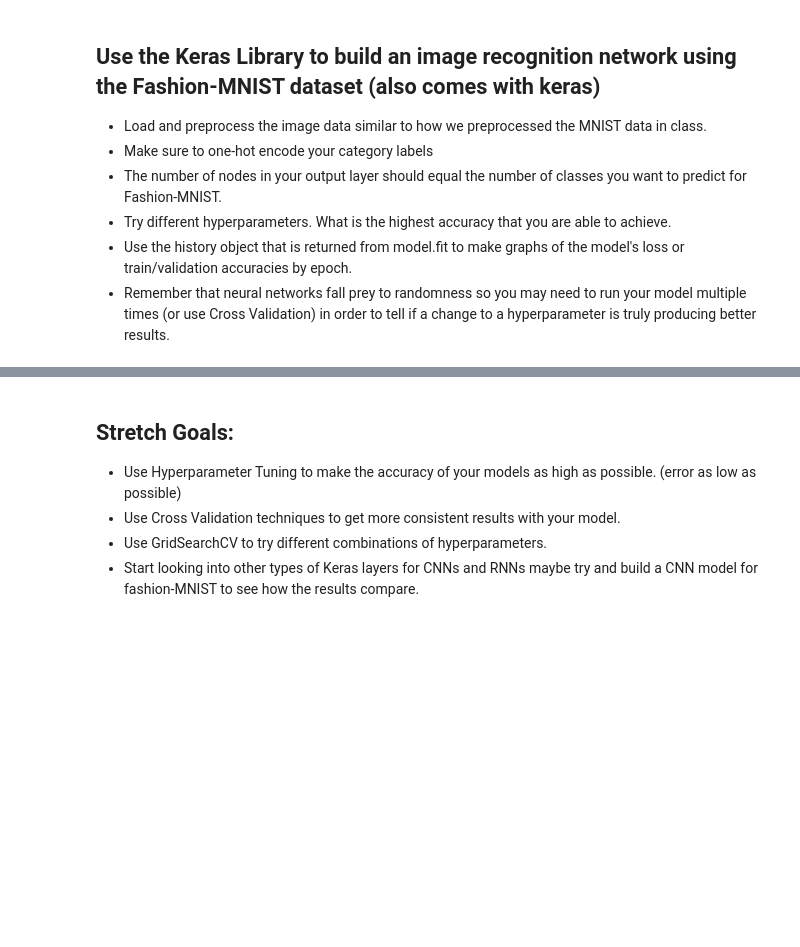
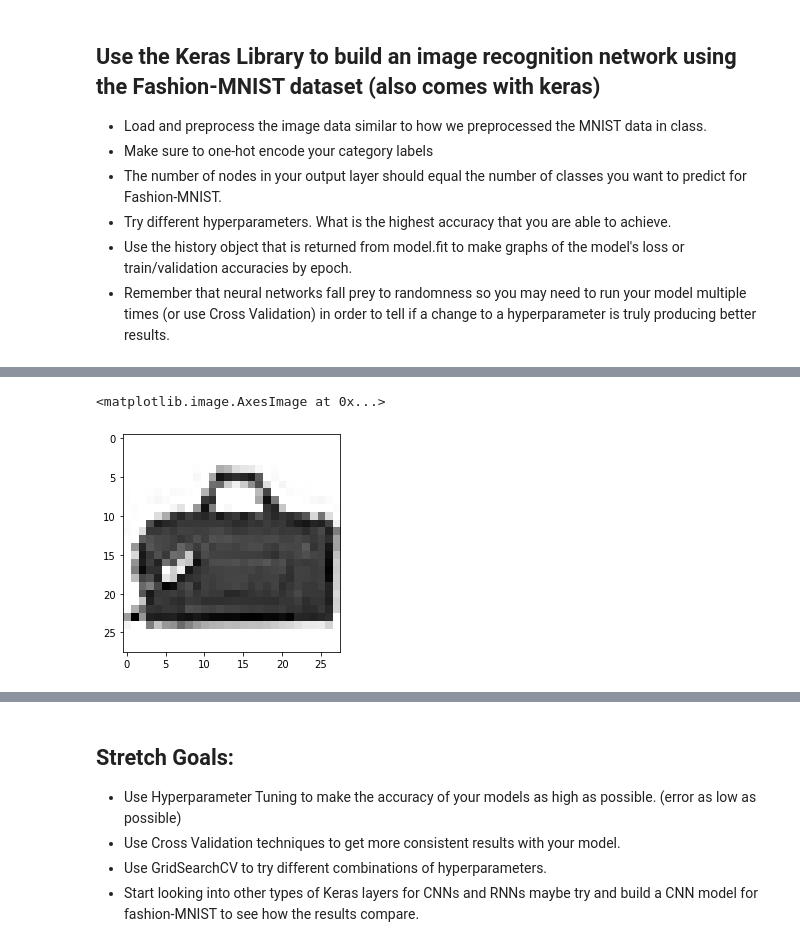
Before and after one commit to maiali13/DS-Unit-4-Sprint-2-Neural-Networks, a Jupyter notebook: module3-Intro-to-Keras/LS_DS_423_Keras_Assignment.ipynb, the cells around one changed output, grey strips where cells are left out. Saved outputs shown, nothing was run; the diff lists cells and outputs as text; code cells hidden in the pictures; blank space fills up the shorter version.

```diff
--- a/module3-Intro-to-Keras/LS_DS_423_Keras_Assignment.ipynb
+++ b/module3-Intro-to-Keras/LS_DS_423_Keras_Assignment.ipynb
@@ -151,0 +170,5 @@ mean_squared_error(y_train, lmodel_pred)
+# %%
+plt.imshow(X_train[1296],cmap="binary")
+# %% [output]
+<matplotlib.image.AxesImage at 0x...>
+[figure, added]
```
Also changed, not shown: parts of 10 cells of this notebook.
